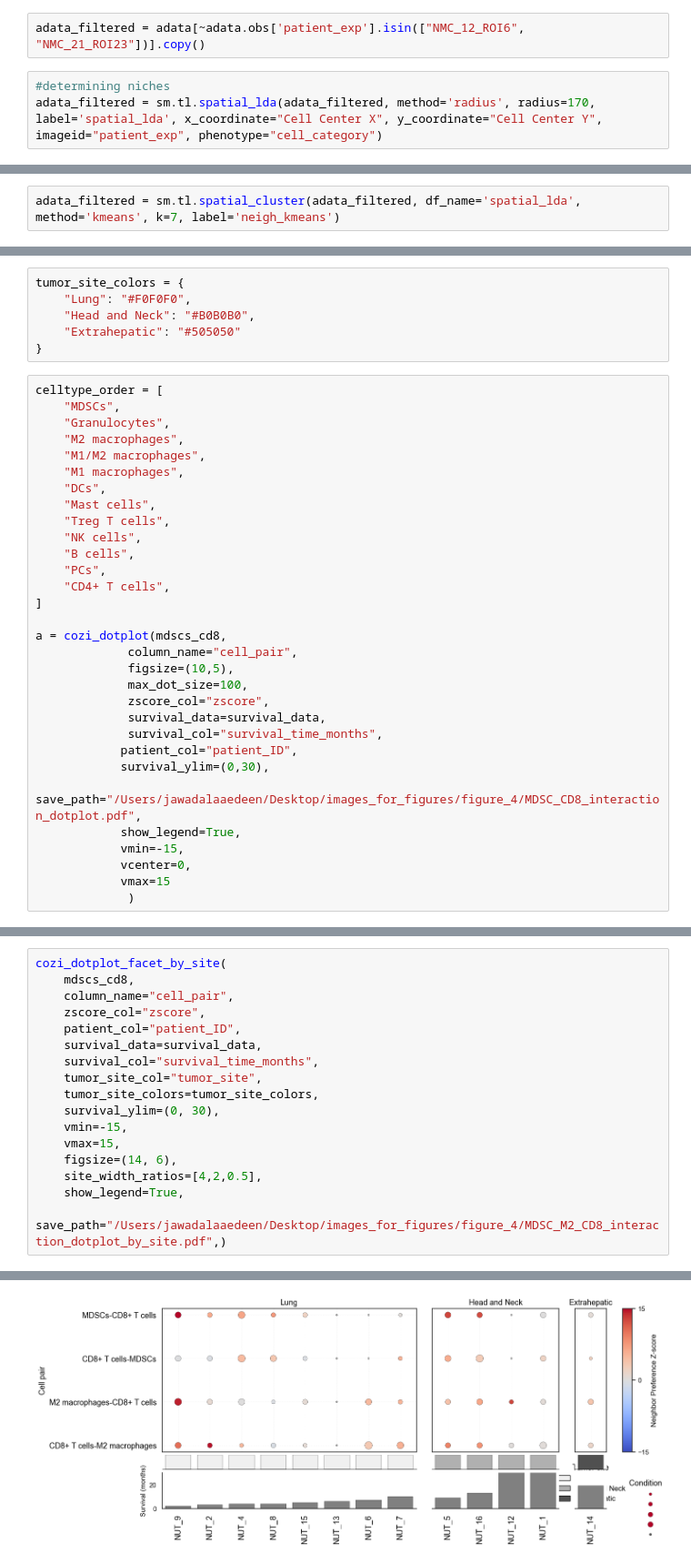
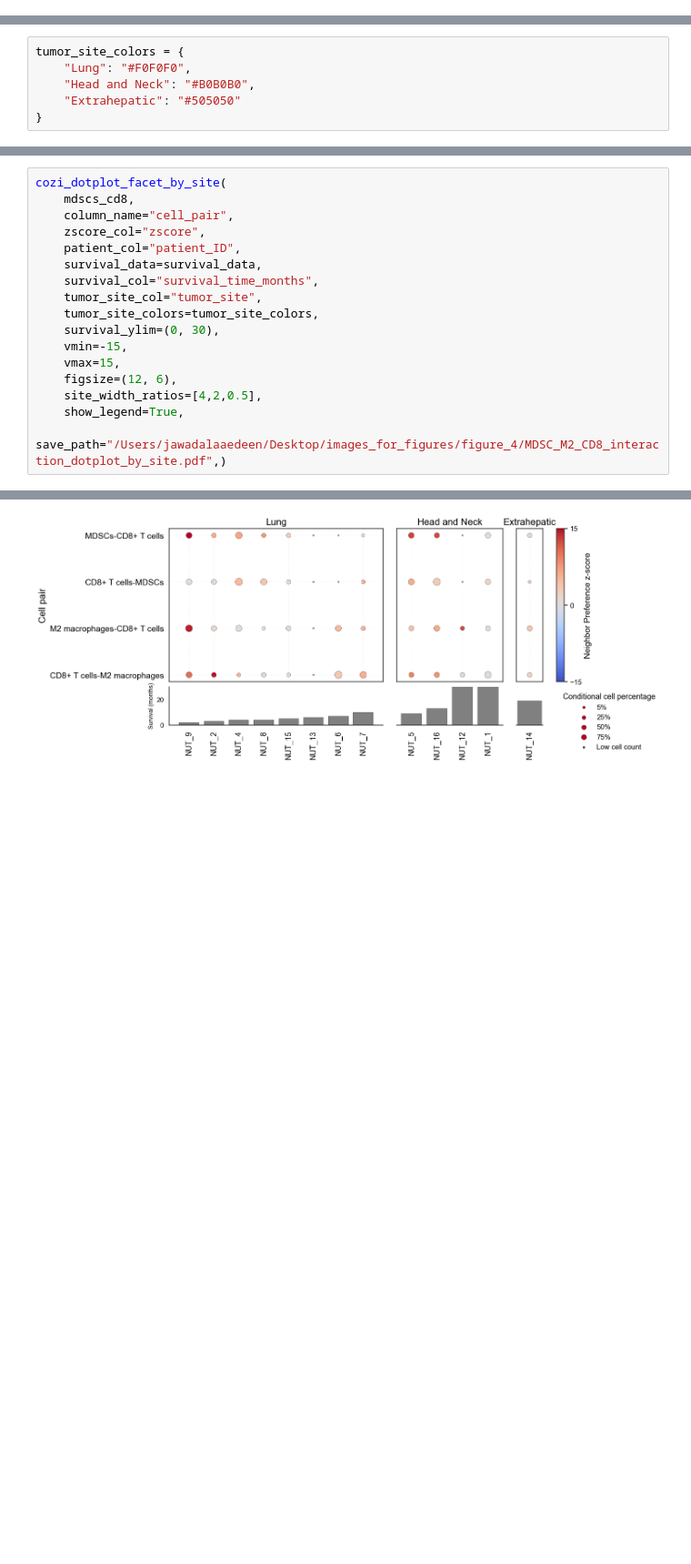
Before and after one commit to SchapiroLabor/NUT_spatial, a Jupyter notebook: spatial_analysis/spatial_analysis.ipynb, the cells around one changed output, grey strips where cells are left out. Shown at 91% size. Drawn from its saved outputs; the diff is of its cells as text; blank space fills up the shorter version.

Commit message:
new cozi plots

```diff
--- a/spatial_analysis/spatial_analysis.ipynb
+++ b/spatial_analysis/spatial_analysis.ipynb
@@ -2411,5 +468,0 @@ The `scale` parameter has been renamed and will be removed in v0.15.0. Pass `den
-# %%
-adata_filtered = adata[~adata.obs['patient_exp'].isin(["NMC_12_ROI6", "NMC_21_ROI23"])].copy()
-# %%
-#determining niches
-adata_filtered = sm.tl.spatial_lda(adata_filtered, method='radius', radius=170, label='spatial_lda', x_coordinate="Cell Center X", y_coordinate="Cell Center Y", imageid="patient_exp", phenotype="cell_category")
@@ -2492,2 +468,0 @@ plt.show()
-# %%
-adata_filtered = sm.tl.spatial_cluster(adata_filtered, df_name='spatial_lda', method='kmeans', k=7, label='neigh_kmeans')
@@ -3526,34 +1056,3 @@ tumor_site_colors = {
     "Head and Neck": "#B0B0B0",
     "Extrahepatic": "#505050"
 }
-# %%
-celltype_order = [
-    "MDSCs",
-    "Granulocytes",
-    "M2 macrophages",
-    "M1/M2 macrophages",
-    "M1 macrophages",
-    "DCs",
-    "Mast cells",
-    "Treg T cells",
-    "NK cells",
-    "B cells",
-    "PCs",
-    "CD4+ T cells",
-]
-
-a = cozi_dotplot(mdscs_cd8,
-             column_name="cell_pair",
-             figsize=(10,5),
-             max_dot_size=100,
-             zscore_col="zscore",
-             survival_data=survival_data,
-             survival_col="survival_time_months",
-            patient_col="patient_ID",
-            survival_ylim=(0,30),
-            save_path="/Users/jawadalaaedeen/Desktop/images_for_figures/figure_4/MDSC_CD8_interaction_dotplot.pdf",
-            show_legend=True,
-            vmin=-15,
-            vcenter=0,
-            vmax=15
-             )
@@ -3838,23 +1318,23 @@ def cozi_dotplot_facet_by_site(
 # %%
 cozi_dotplot_facet_by_site(
     mdscs_cd8,
     column_name="cell_pair",
     zscore_col="zscore",
     patient_col="patient_ID",
     survival_data=survival_data,
     survival_col="survival_time_months",
     tumor_site_col="tumor_site",
     tumor_site_colors=tumor_site_colors,
     survival_ylim=(0, 30),
     vmin=-15,
     vmax=15,
-    figsize=(14, 6),
+    figsize=(12, 6),
     site_width_ratios=[4,2,0.5],
     show_legend=True,
     save_path="/Users/jawadalaaedeen/Desktop/images_for_figures/figure_4/MDSC_M2_CD8_interaction_dotplot_by_site.pdf",)
 # %% [output]
 The default of observed=False is deprecated and will be changed to True in a future version of pandas. Pass observed=False to retain current behavior or observed=True to adopt the future default and s ...
 
 
 DataFrameGroupBy.apply operated on the grouping columns. This behavior is deprecated, and in a future version of pandas the grouping columns will be excluded from the operation. Either pass `include_g ...
-[figure, old version]
+[figure, new version]
```
Also changed, not shown: parts of 120 cells of this notebook, 1 other file.
